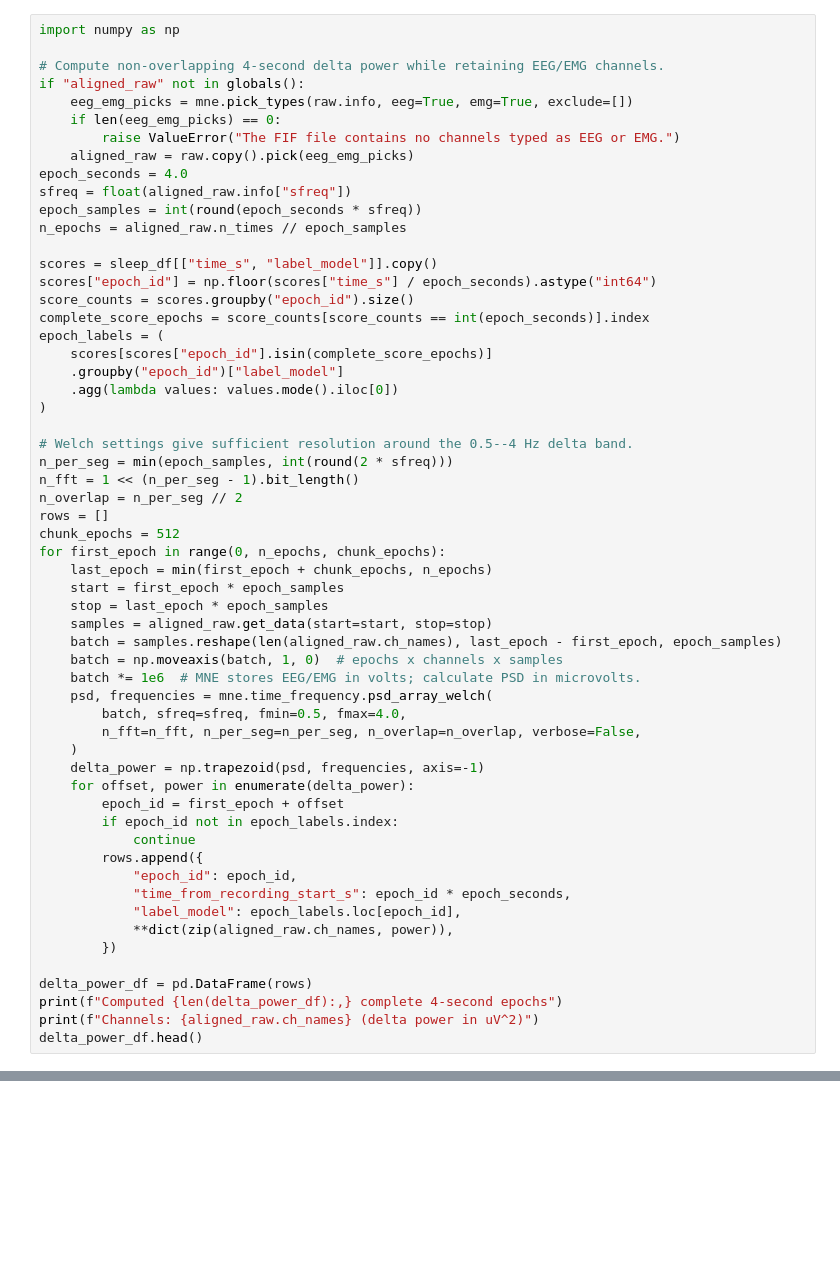
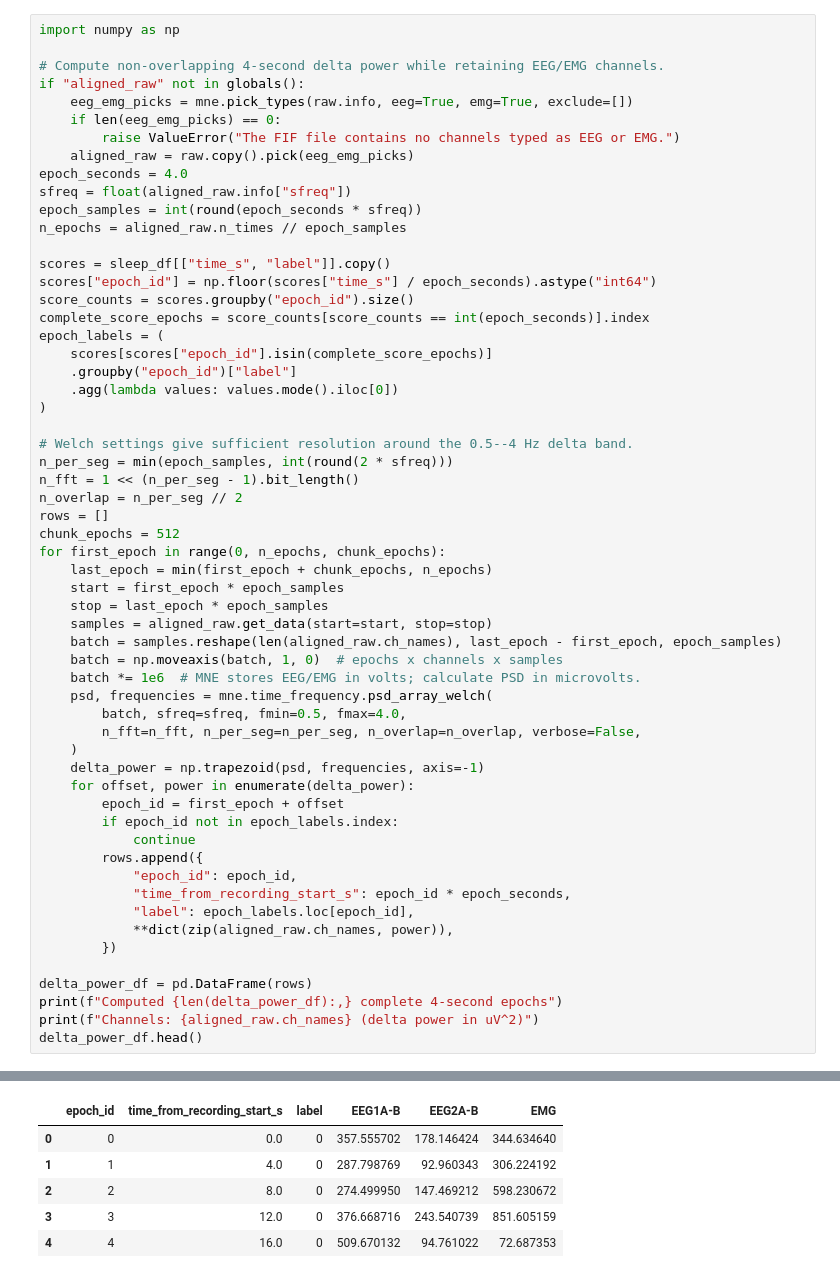
Before and after one commit to SainsburyWellcomeCentre/hypnose-eeg-preprocessing, a Jupyter notebook: notebook/power_spectra_analysis.ipynb, the cells around one changed output, grey strips where cells are left out. Drawn from its saved outputs; the diff is of its cells as text; blank space fills up the shorter version.

```diff
--- a/notebook/power_spectra_analysis.ipynb
+++ b/notebook/power_spectra_analysis.ipynb
@@ -34,13 +64,13 @@ sfreq = float(aligned_raw.info["sfreq"])
 epoch_samples = int(round(epoch_seconds * sfreq))
 n_epochs = aligned_raw.n_times // epoch_samples
 
-scores = sleep_df[["time_s", "label_model"]].copy()
+scores = sleep_df[["time_s", "label"]].copy()
 scores["epoch_id"] = np.floor(scores["time_s"] / epoch_seconds).astype("int64")
 score_counts = scores.groupby("epoch_id").size()
 complete_score_epochs = score_counts[score_counts == int(epoch_seconds)].index
 epoch_labels = (
     scores[scores["epoch_id"].isin(complete_score_epochs)]
-    .groupby("epoch_id")["label_model"]
+    .groupby("epoch_id")["label"]
     .agg(lambda values: values.mode().iloc[0])
 )
 
@@ -70,7 +100,7 @@ for first_epoch in range(0, n_epochs, chunk_epochs):
         rows.append({
             "epoch_id": epoch_id,
             "time_from_recording_start_s": epoch_id * epoch_seconds,
-            "label_model": epoch_labels.loc[epoch_id],
+            "label": epoch_labels.loc[epoch_id],
             **dict(zip(aligned_raw.ch_names, power)),
         })
 
@@ -78,3 +108,4 @@ delta_power_df = pd.DataFrame(rows)
 print(f"Computed {len(delta_power_df):,} complete 4-second epochs")
 print(f"Channels: {aligned_raw.ch_names} (delta power in uV^2)")
 delta_power_df.head()
+# %% [output]
@@ -81 +114,7 @@ delta_power_df.head()
+|  | epoch_id | time_from_recording_start_s | label | EEG1A-B | EEG2A-B | EMG |
+| 0 | 0 | 0.0 | 0 | 357.555702 | 178.146424 | 344.634640 |
+| 1 | 1 | 4.0 | 0 | 287.798769 | 92.960343 | 306.224192 |
+| 2 | 2 | 8.0 | 0 | 274.499950 | 147.469212 | 598.230672 |
+| 3 | 3 | 12.0 | 0 | 376.668716 | 243.540739 | 851.605159 |
+| 4 | 4 | 16.0 | 0 | 509.670132 | 94.761022 | 72.687353 |
 # %%
```
Also changed, not shown: parts of 9 cells of this notebook, 9 other files.
